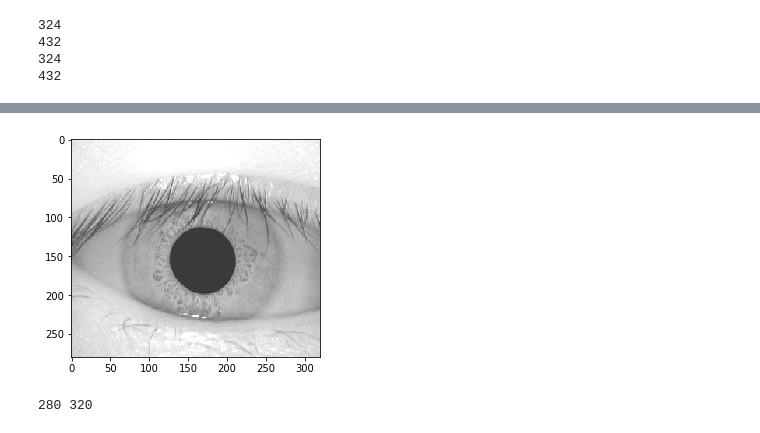
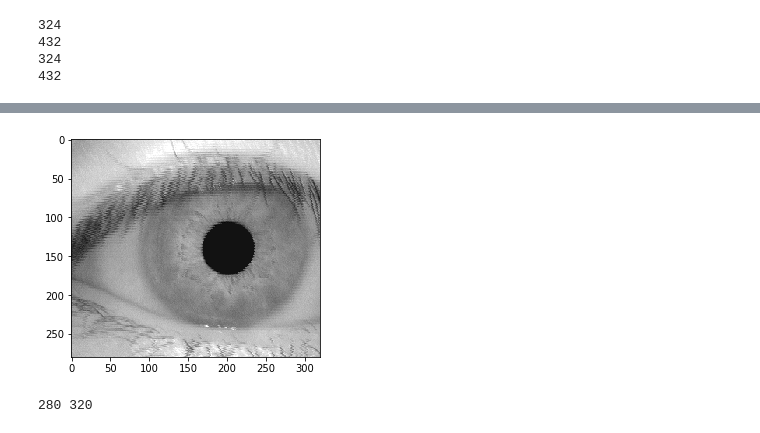
Before and after one commit to Yifei-alma-xu/Iris-Rrecognition, a Jupyter notebook: Iris_Recognition_yifei.ipynb, the cells around one changed output, grey strips where cells are left out. Cells and saved outputs as stored; diff of their text form; code cells hidden in the pictures.

```diff
--- a/Iris_Recognition_yifei.ipynb
+++ b/Iris_Recognition_yifei.ipynb
@@ -61,11 +61,11 @@ print(len(test_y))
 > - Project the image in the vertical and horizontal direction to approximately estimate the center coordinates $(X_p,Y_p)$ of the pupil. Since the pupil is generally darker than its surroundings, the coordi- nates corresponding to the minima of the two projection profiles are considered as the center coordinates of the pupil.
 > - Binarize a $120\times 120$ region centered at the point $(X_p,Y_p)$ by adaptively selecting a reasonable threshold using the gray-level histogram of this region. The centroid of the resulting binary region is considered as a more accurate estimate of the pupil coordinates. In this binary region, we can also roughly compute the radius of the pupil.
 > - Calculate the exact parameters of these two circles using __edge detection__ (Canny operator in experiments) and __Hough transform__ in a certain region determined by the center of the pupil.
-# %%
-img_gray = img_train_x[65]
-plt.imshow(img_color);
-# %% [output]
-[figure, removed]
+# %%
+img_gray = x_train_img[311]
+plt.imshow(img_gray,cmap = 'gray');
+# %% [output]
+[figure, added]
 # %%
 m = len(img_gray)
 n = len(img_gray[0])
```
Also changed, not shown: parts of 11 cells of this notebook.
